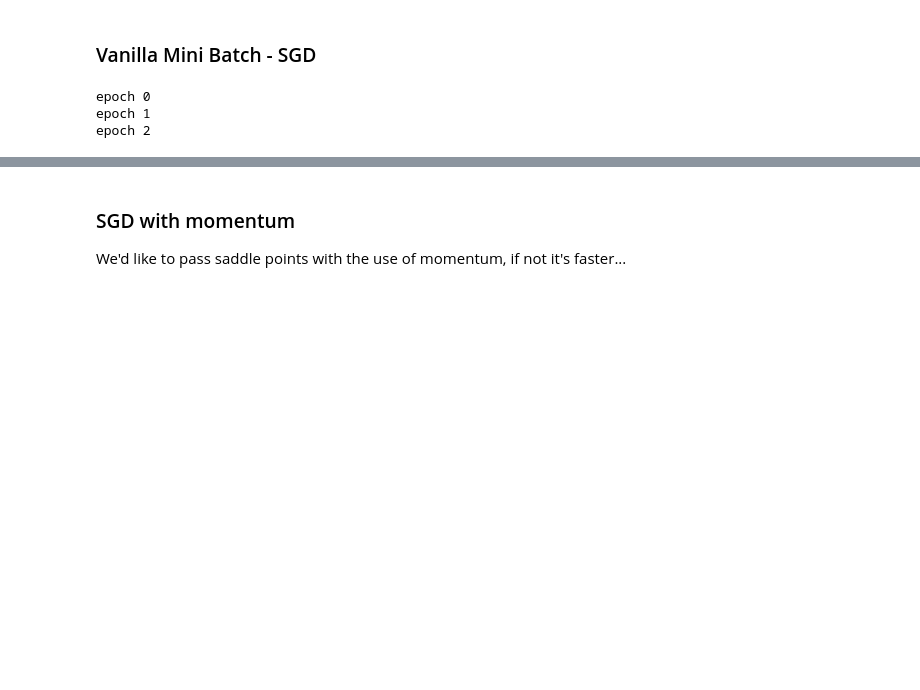
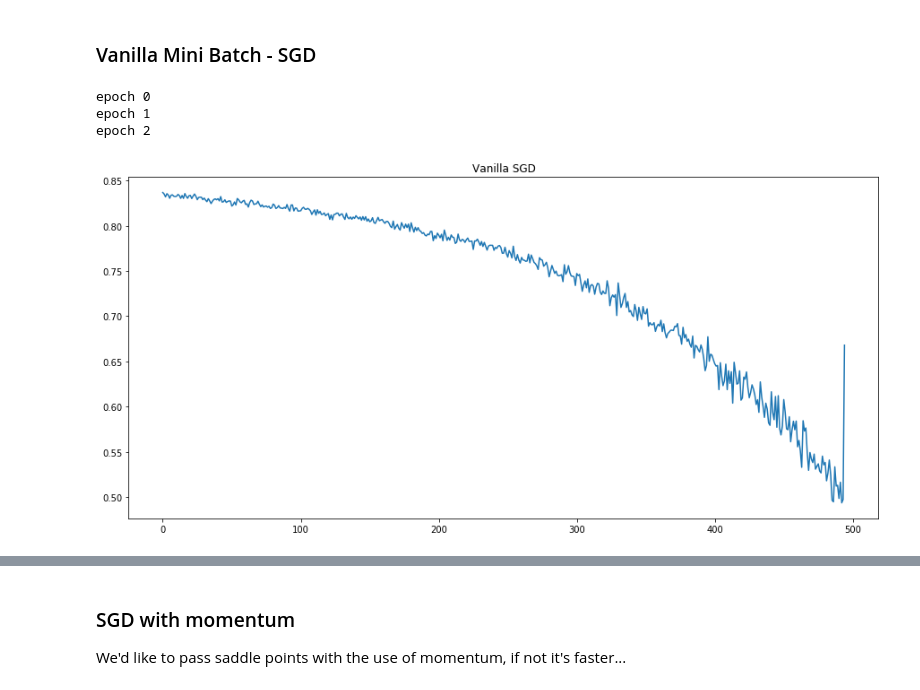
Before and after one commit to KeremTurgutlu/deeplearning, a Jupyter notebook: Exploring Optimizers.ipynb, the cells around one changed output, grey strips where cells are left out. Drawn from its saved outputs; the diff is of its cells as text; code cells hidden in the pictures; blank space fills up the shorter version.

```diff
--- a/Exploring Optimizers.ipynb
+++ b/Exploring Optimizers.ipynb
@@ -108,4 +108,9 @@ epoch 1
 epoch 2
 # %%
 sgd_losses_ = [(l.data.numpy()[0]) for l in losses]
-sgd_log_losses_ = [np.log(l) for l in losses_]
+sgd_log_losses_ = [np.log(l) for l in sgd_losses_]
+# %%
+plt.plot(sgd_log_losses_)
+title = plt.title("Vanilla SGD")
+# %% [output]
+[figure, added]
```
Also changed, not shown: parts of 17 cells of this notebook.
